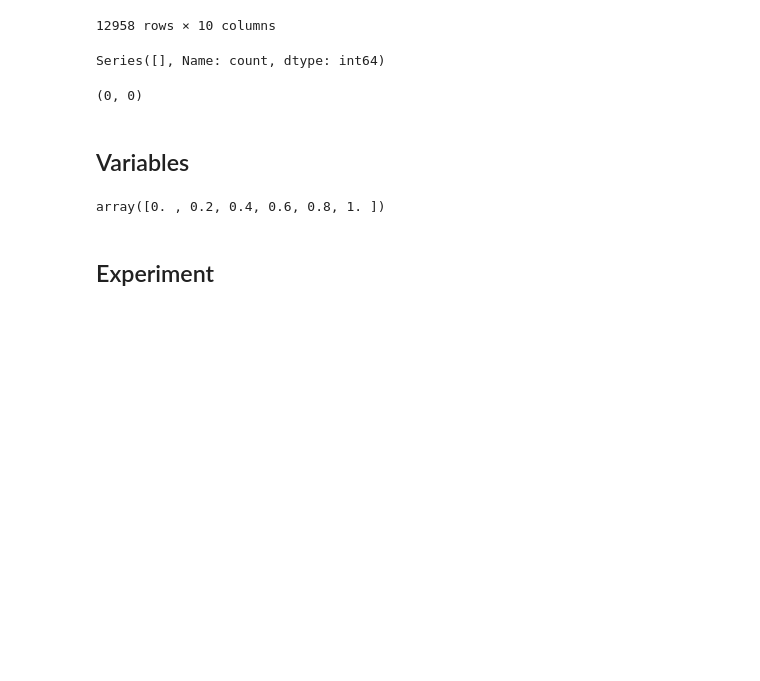
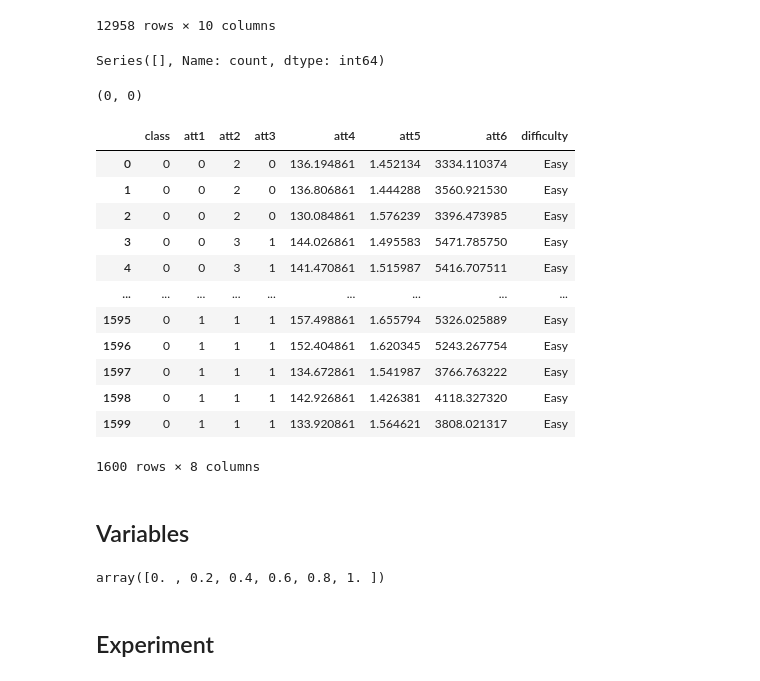
Before and after one commit to JPOrtegaa/score-drift-quantification, a Jupyter notebook: experiments_real.ipynb, the cells around one changed output. Drawn from its saved outputs; the diff is of its cells as text; code cells hidden in the pictures; blank space fills up the shorter version.

```diff
--- a/experiments_real.ipynb
+++ b/experiments_real.ipynb
@@ -766,6 +771,26 @@ Series([], Name: count, dtype: int64)
 df[df['difficulty'] == 'Easy'].shape[0], df[df['difficulty'] == 'Hard'].shape[0]
 # %% [output]
 (0, 0)
+# %%
+df['binary'] = df['class'].map(lambda x: 1 if x == 5 else (0 if x in [2, 4] else None))
+df['difficulty'] = df['class'].map(lambda x: 'Easy' if x == 2 else ('Hard' if x in [4] else 'Positive'))
+df['class'] = df['binary']
+df.drop(columns=['binary'], inplace=True)
+df
+# %% [output]
+|  | class | att1 | att2 | att3 | att4 | att5 | att6 | difficulty |
+| 0 | 0 | 0 | 2 | 0 | 136.194861 | 1.452134 | 3334.110374 | Easy |
+| 1 | 0 | 0 | 2 | 0 | 136.806861 | 1.444288 | 3560.921530 | Easy |
+| 2 | 0 | 0 | 2 | 0 | 130.084861 | 1.576239 | 3396.473985 | Easy |
+| 3 | 0 | 0 | 3 | 1 | 144.026861 | 1.495583 | 5471.785750 | Easy |
+| 4 | 0 | 0 | 3 | 1 | 141.470861 | 1.515987 | 5416.707511 | Easy |
+| ... | ... | ... | ... | ... | ... | ... | ... | ... |
+| 1595 | 0 | 1 | 1 | 1 | 157.498861 | 1.655794 | 5326.025889 | Easy |
+| 1596 | 0 | 1 | 1 | 1 | 152.404861 | 1.620345 | 5243.267754 | Easy |
+| 1597 | 0 | 1 | 1 | 1 | 134.672861 | 1.541987 | 3766.763222 | Easy |
+| 1598 | 0 | 1 | 1 | 1 | 142.926861 | 1.426381 | 4118.327320 | Easy |
+| 1599 | 0 | 1 | 1 | 1 | 133.920861 | 1.564621 | 3808.021317 | Easy |
+1600 rows × 8 columns
 # %% [markdown]
 ## Variables
 # %%
```
Also changed, not shown: parts of 18 cells of this notebook.
